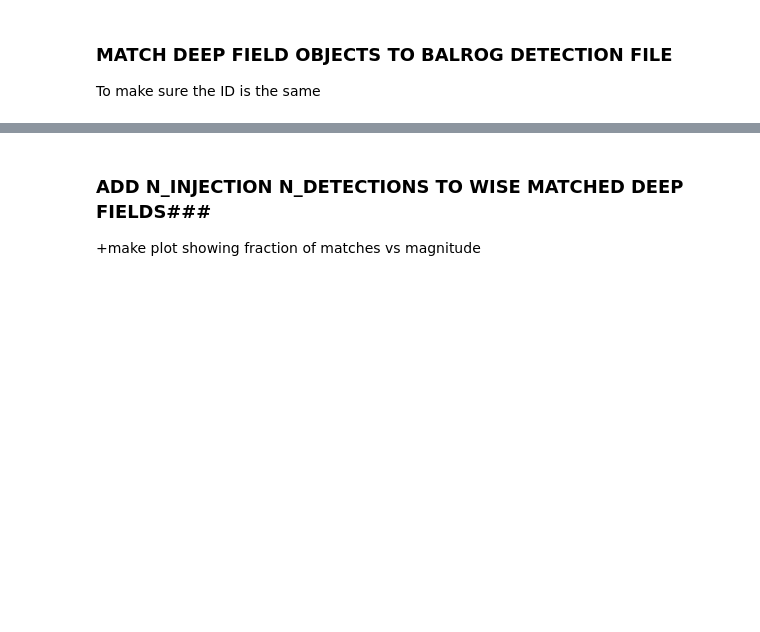
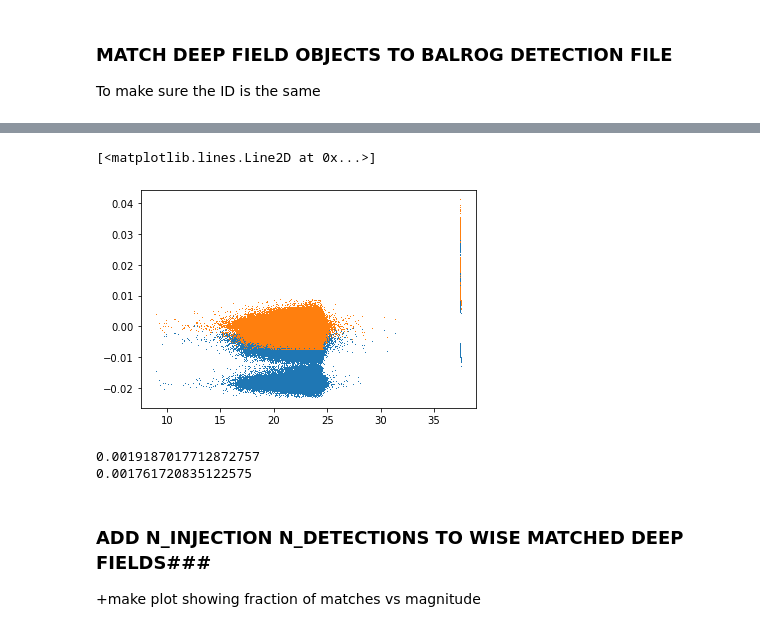
Before and after one commit to elvinpoole/lens_sample_tools, a Jupyter notebook: star_gal_wise/match_deep_wise/match_deep_wise.ipynb, the cells around one changed output, grey strips where cells are left out. Cells and saved outputs as stored; diff of their text form; code cells hidden in the pictures; blank space fills up the shorter version.

```diff
--- a/star_gal_wise/match_deep_wise/match_deep_wise.ipynb
+++ b/star_gal_wise/match_deep_wise/match_deep_wise.ipynb
@@ -31,3 +52,18 @@ plt.plot(x0,y-x0,',')
+# %%
+x0 = np.array(balrog_detection_with_deepcoord['BDF_MAG_DERED_Z'])
+x1 = np.array(balrog_detection_with_deepcoord['BDF_MAG_DERED_CALIB_Z'])
+y =  np.array(balrog_detection_with_deepcoord['true_bdf_mag_deredden_z'] )
+plt.plot(x0,y-x1,',')
+plt.plot(x0,y-x0,',')
+# %% [output]
+[<matplotlib.lines.Line2D at 0x...>]
+[figure, added]
+# %%
+print(np.std((y-x0)))
+print(np.std((y-x0)[(x0 > 20)*(x0 < 25)]))
+# %% [output]
+0.0019187017712872757
+0.001761720835122575
 # %% [markdown]
 ### ADD N_INJECTION N_DETECTIONS TO WISE MATCHED DEEP FIELDS###
 +make plot showing fraction of matches vs magnitude
```
Also changed, not shown: parts of 23 cells of this notebook, 12 other files.
